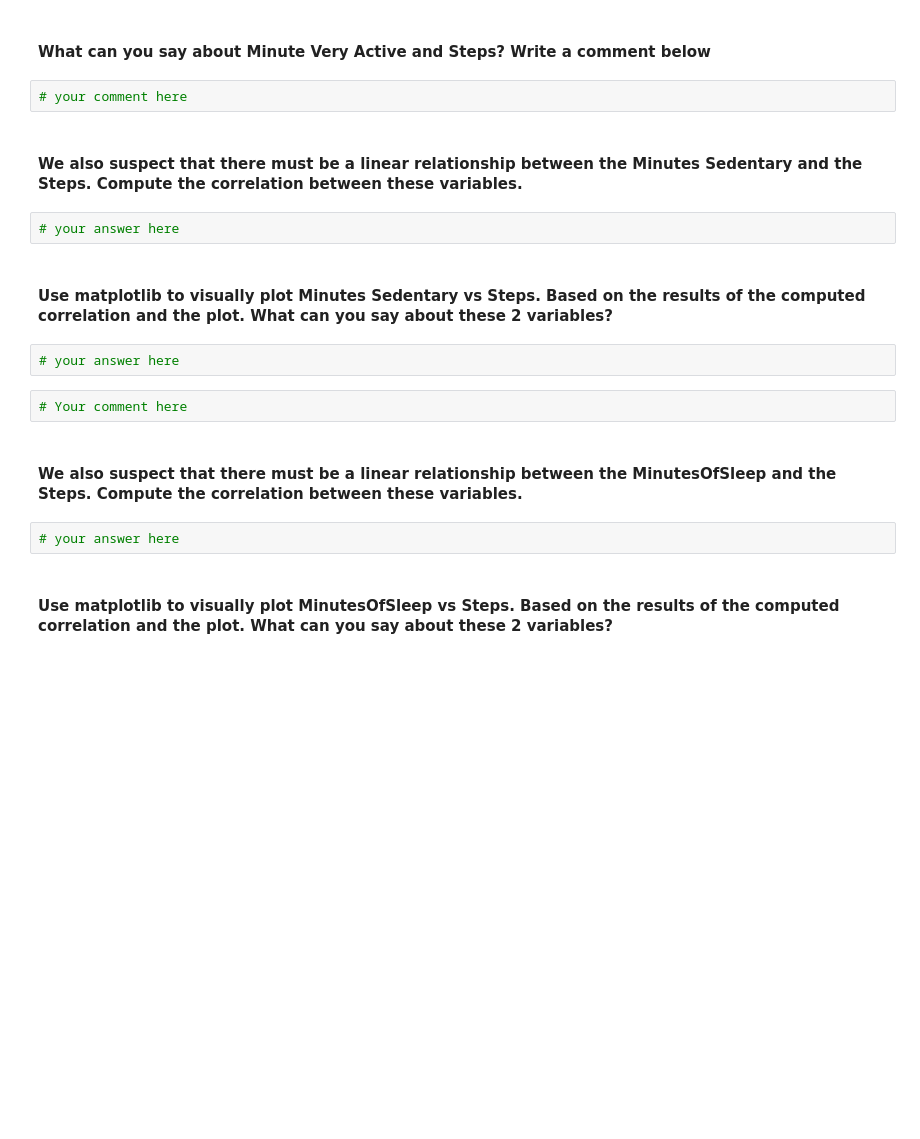
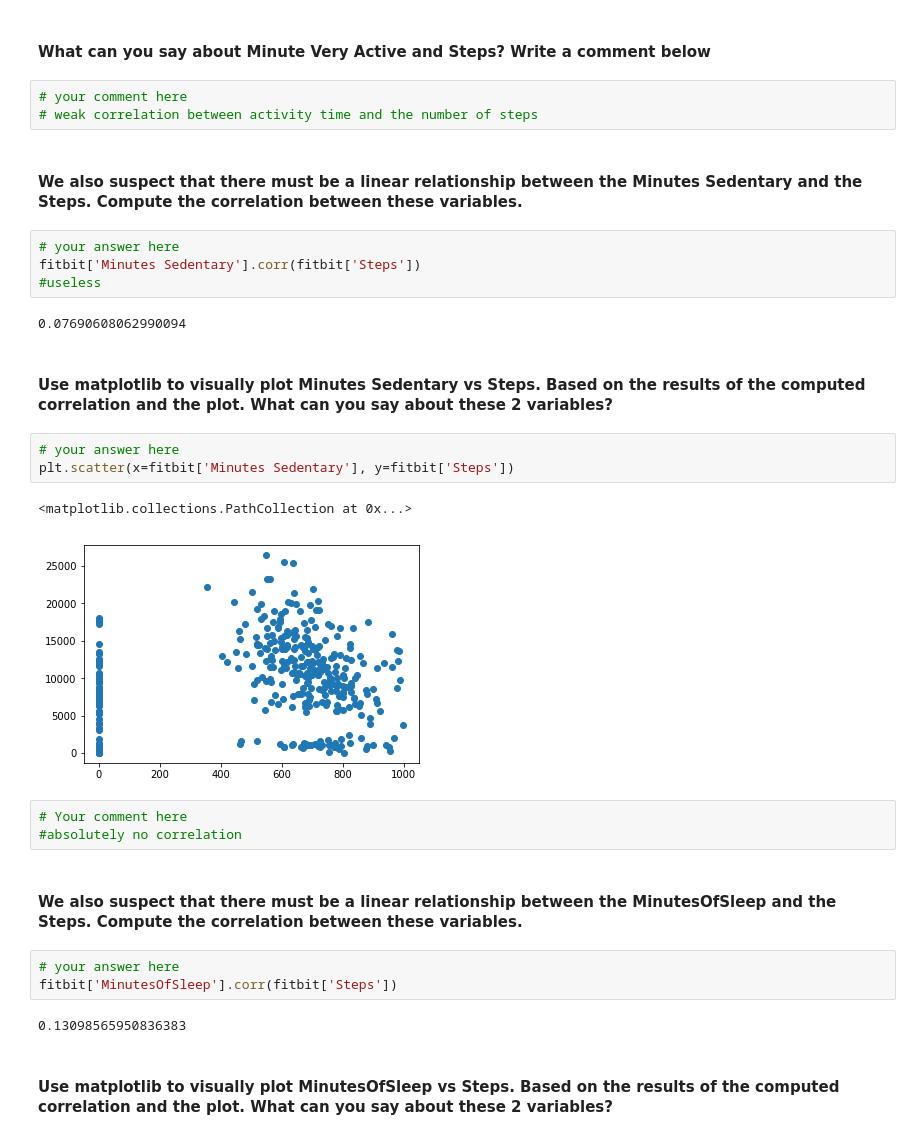
Before and after one commit to ta-data-par/data-labs, a Jupyter notebook: module-2/lab-pivot-table-and-correlation/your_code/main.ipynb, the cells around one changed output. Cells and saved outputs as stored; diff of their text form; blank space fills up the shorter version.

```diff
--- a/module-2/lab-pivot-table-and-correlation/your_code/main.ipynb
+++ b/module-2/lab-pivot-table-and-correlation/your_code/main.ipynb
@@ -292,22 +287,35 @@ plt.scatter(x=fitbit['Minutes Very Active'], y=fitbit['Steps'])
 [figure]
 # %% [markdown]
 #### What can you say about Minute Very Active and Steps? Write a comment below
-# %%
-# your comment here
+# %%
+# your comment here
+# weak correlation between activity time and the number of steps
 # %% [markdown]
 #### We also suspect that there must be a linear relationship between the Minutes Sedentary and the Steps. Compute the correlation between these variables.
 # %%
 # your answer here
+fitbit['Minutes Sedentary'].corr(fitbit['Steps'])
+#useless
+# %% [output]
+0.07690608062990094
 # %% [markdown]
 #### Use matplotlib to visually plot Minutes Sedentary vs Steps. Based on the results of the computed correlation and the plot. What can you say about these 2 variables?
 # %%
 # your answer here
+plt.scatter(x=fitbit['Minutes Sedentary'], y=fitbit['Steps'])
+# %% [output]
+<matplotlib.collections.PathCollection at 0x...>
+[figure, added]
 # %%
 # Your comment here
+#absolutely no correlation
 # %% [markdown]
 #### We also suspect that there must be a linear relationship between the MinutesOfSleep and the Steps. Compute the correlation between these variables.
 # %%
 # your answer here
+fitbit['MinutesOfSleep'].corr(fitbit['Steps'])
+# %% [output]
+0.13098565950836383
 # %% [markdown]
 #### Use matplotlib to visually plot MinutesOfSleep vs Steps. Based on the results of the computed correlation and the plot. What can you say about these 2 variables?
 # %%
```
Also changed, not shown: parts of 19 cells of this notebook, 8 other files.
